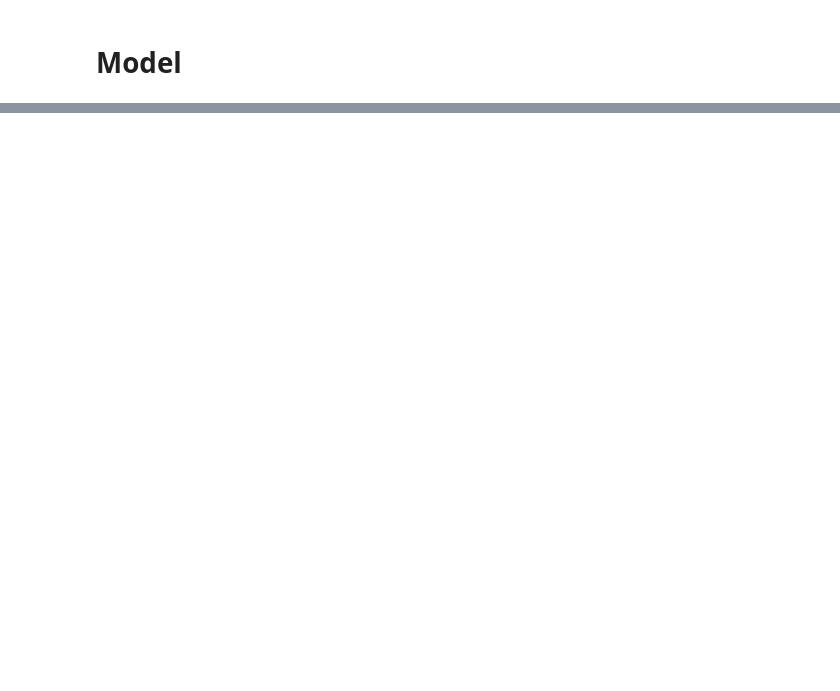
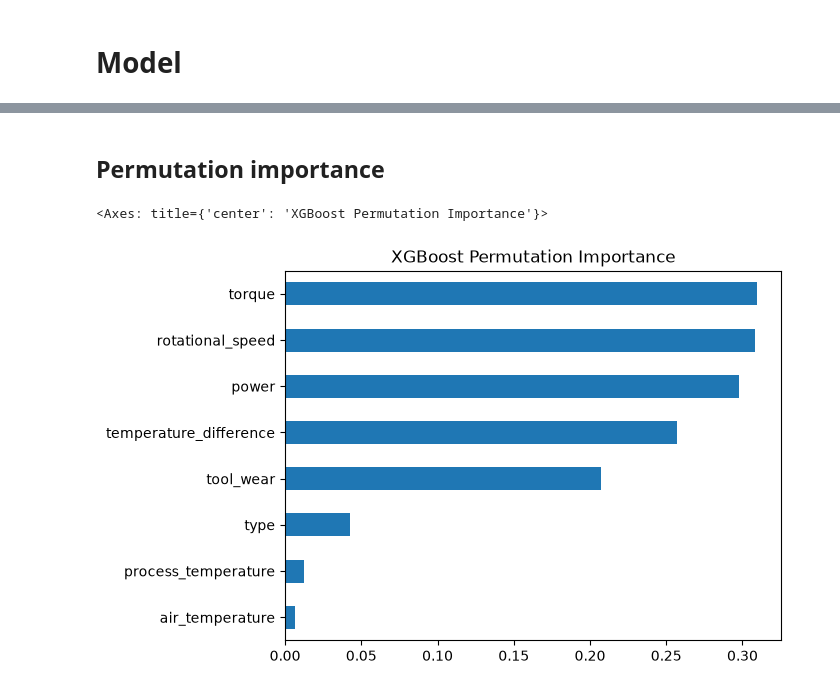
Before and after one commit to Ahmed-Althubyani/industrial-predictive-maintenance, a Jupyter notebook: notebooks/02_model.ipynb, the cells around one changed output, grey strips where cells are left out. Cells and saved outputs as stored; diff of their text form; code cells hidden in the pictures; blank space fills up the shorter version.

```diff
--- a/notebooks/02_model.ipynb
+++ b/notebooks/02_model.ipynb
@@ -102,0 +379,21 @@ X_train.head()
+# %%
+param_grid_xgb = {
+    "n_estimators": [100, 200, 300, 500],
+    "max_depth": [3, 4, 5, 6],
+    "learning_rate": [0.01, 0.05, 0.1],
+    "subsample": [0.8, 1.0],
+    "colsample_bytree": [0.8, 1.0],
+}
+# %%
+xgb_search = RandomizedSearchCV(
+    estimator=xgb,
+    param_distributions=param_grid_xgb,
+    n_iter=30,
+    scoring="f1",
+    cv=5,
+    verbose=1,
+    random_state=101,
+    n_jobs=-1,
+)
+# %%
+xgb_search.fit(X_train, y_train)
@@ -102,0 +571,22 @@ X_train.head()
+# %% [markdown]
+## Permutation importance
+# %%
+result = permutation_importance(
+    best_xgb,
+    X_val,
+    y_val,
+    n_repeats=20,
+    random_state=101,
+    scoring="f1",
+)
+
+importance = (
+    pd.Series(result.importances_mean, index=X_val.columns)
+    .sort_values()
+)
+plt.title("XGBoost Feature Importance")
+
+importance.plot(kind="barh", title="XGBoost Permutation Importance")
+# %% [output]
+<Axes: title={'center': 'XGBoost Permutation Importance'}>
+[figure, added]
```
Also changed, not shown: parts of 74 cells of this notebook, 1 other file.
